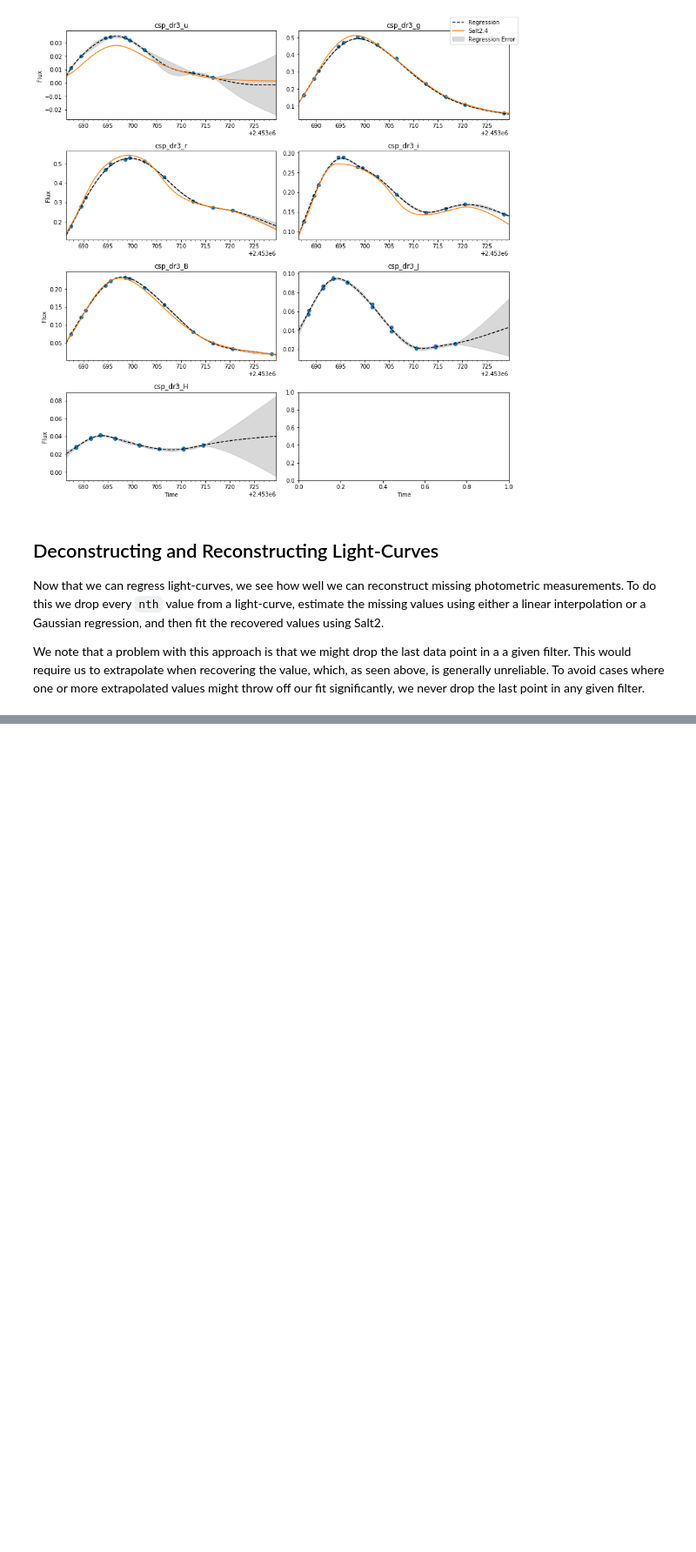
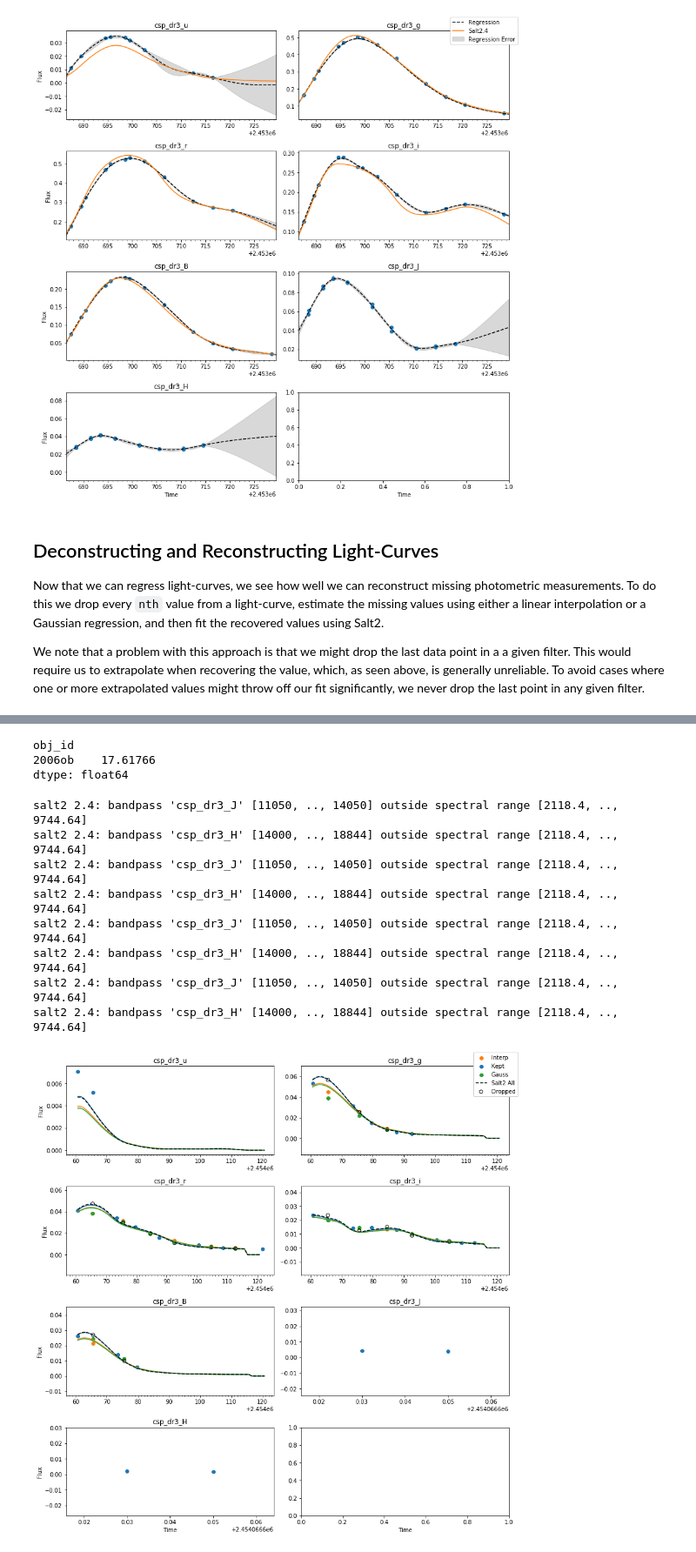
Before and after one commit to djperrefort/lc_reconstruction, a Jupyter notebook: interpolation_demo.ipynb, the cells around one changed output, grey strips where cells are left out. Shown at 87% size. Cells and saved outputs as stored; diff of their text form; code cells hidden in the pictures; blank space fills up the shorter version.

```diff
--- a/interpolation_demo.ipynb
+++ b/interpolation_demo.ipynb
@@ -409,0 +443,21 @@ fit_results.set_index(['obj_id', 'interp_type'])
+# %%
+diff = rchisq.loc['linear'] - rchisq.loc['none']
+diff[diff.abs() == diff.abs().max()]
+# %% [output]
+obj_id
+2006ob    17.61766
+dtype: float64
+# %%
+bad_demo = dr3.get_data_for_id('2006ob')
+plot_data = reconstruct_light_curve(bad_demo, 2)
+plot_recovered_fits(plot_data, bands)
+# %% [output]
+salt2 2.4: bandpass 'csp_dr3_J' [11050, .., 14050] outside spectral range [2118.4, .., 9744.64]
+salt2 2.4: bandpass 'csp_dr3_H' [14000, .., 18844] outside spectral range [2118.4, .., 9744.64]
+salt2 2.4: bandpass 'csp_dr3_J' [11050, .., 14050] outside spectral range [2118.4, .., 9744.64]
+salt2 2.4: bandpass 'csp_dr3_H' [14000, .., 18844] outside spectral range [2118.4, .., 9744.64]
+salt2 2.4: bandpass 'csp_dr3_J' [11050, .., 14050] outside spectral range [2118.4, .., 9744.64]
+salt2 2.4: bandpass 'csp_dr3_H' [14000, .., 18844] outside spectral range [2118.4, .., 9744.64]
+salt2 2.4: bandpass 'csp_dr3_J' [11050, .., 14050] outside spectral range [2118.4, .., 9744.64]
+salt2 2.4: bandpass 'csp_dr3_H' [14000, .., 18844] outside spectral range [2118.4, .., 9744.64]
+[figure, added]
```
Also changed, not shown: parts of 13 cells of this notebook, 1 other file.
